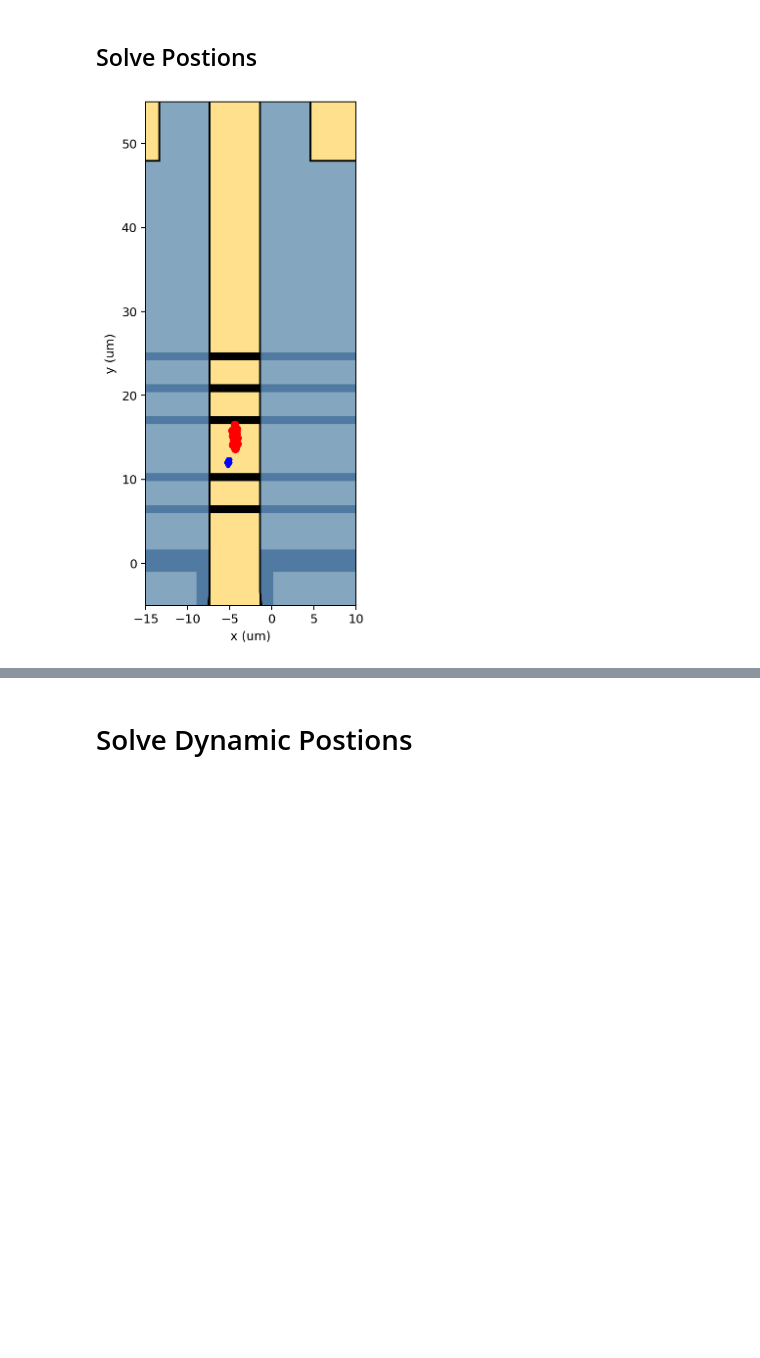
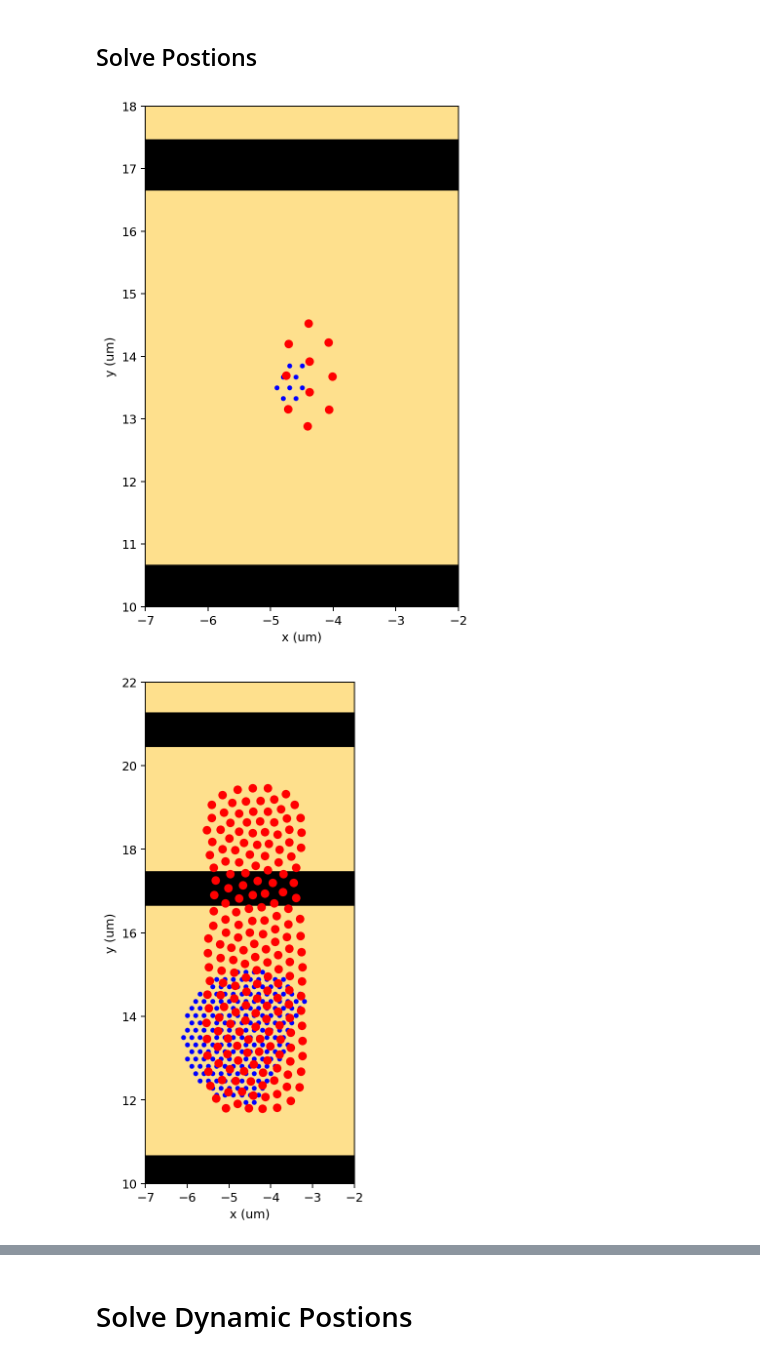
Before and after one commit to eelyon/LyonLabCodebase, a Jupyter notebook: femSims/Tiffany/ThinFilmTransportNew/FEMAnalysis.ipynb, the cells around one changed output, grey strips where cells are left out. Saved outputs shown, nothing was run; the diff lists cells and outputs as text; code cells hidden in the pictures; blank space fills up the shorter version.

```diff
--- a/femSims/Tiffany/ThinFilmTransportNew/FEMAnalysis.ipynb
+++ b/femSims/Tiffany/ThinFilmTransportNew/FEMAnalysis.ipynb
@@ -20,2 +17,4 @@ from zeroheliumkit.helpers.constants import *
 # %% [markdown]
 # Device and FEM Results
+# %%
+ffparser = FreeFemResultParser("dump/metadata.yaml")
@@ -33,6 +59,6 @@ device.layers
 #Show Device
 device.quickplot(plot_config)
 
-ph = FieldAnalyzer(("TransferDevice_phi_xy.txt", 'phi', '2Dmap'))
-p = ph.phi
+ph = FieldAnalyzer(("dot", ffparser.load_data("dump/results", "result1")),
+                   ("curved", ffparser.load_data("dump/results", "result2")))
 # %% [output]
@@ -90,10 +132,8 @@ voltages = {
 }
 for k,v in voltages.items():
     voltages[k] = 1
-    x,y,z = ph.potential(ph.phi,voltages)
-
-    x,y,z = ph.potential(ph.phi,voltages)
-    device.quickplot(plot_config)
+    # x,y,z = ph.potential(ph.phi,voltages)
+    x,y,z = ph.plot_potential_1D(ph.dot, voltages, zlevel_key=1.6, zero_line=False, cmap='RdYlBu')
     plt.pcolormesh(x,y,z.T,alpha = 1)
     plt.clim(0,1)
     plt.colorbar()
@@ -232,37 +265,78 @@ def get_min_energy_forcemethod(fm,n_electrons: int=10,n_timesteps = 20_000,dt =
 # %% [markdown]
 ## Solve Postions
 # %%
+#just sense
 voltages = {
     'Barrier':-1,
     'Door1':-1,
     'Door2':-1,
     'Reservoir':0,
     'Sense':0,
     'ThinFilm':-1,
-    'Top':-0.7,
-    'Twiddle':0,
+    'Top':-1,
+    'Twiddle':-1,
 }
 
 N = 10
 min_spacing = 0.2
-x0,y0 = -5,12     # where the electrons will be placed initially
+x0,y0 = -4.5,13.5     # where the electrons will be placed initially
 
 x,y,z = ph.potential(p,voltages)
 fm = FullModel(ph.phi, voltages, **options)
 
 init_coords = generate_coords_deterministic(int(N),x0,y0,min_spacing).flatten()*1e-6
 final_coords = get_min_energy_forcemethod(fm,N,n_timesteps = 2000,init_coords=init_coords)
 
 
 device.quickplot(plot_config)
-plt.xlim(-15,10)
-plt.ylim(-5,55)
+plt.xlim(-7,-2) # zoom in
+plt.ylim(10,18)  # zoom in
+# plt.xlim(-15,10)
+# plt.ylim(-5,55)
 for xi,yi in zip(init_coords[0::2],init_coords[1::2]):
     plt.plot(xi*1e6,yi*1e6,'b.')
 for xi,yi in zip(final_coords[0::2],final_coords[1::2]):
     plt.plot(xi*1e6,yi*1e6,'ro')
 plt.ylabel("y (um)")
 plt.xlabel("x (um)")
 plt.show()
+
+
+## Twiddle and Sense
+voltages = {
+    'Barrier':-1,
+    'Door1':-1,
+    'Door2':-1,
+    'Reservoir':0,
+    'Sense':0,
+    'ThinFilm':-1,
+    'Top':-1,
+    'Twiddle':0,
+}
+
+N = 200
+min_spacing = 0.2
+x0,y0 = -4.5,13.5     # where the electrons will be placed initially
+
+x,y,z = ph.potential(p,voltages)
+fm = FullModel(ph.phi, voltages, **options)
+
+init_coords = generate_coords_deterministic(int(N),x0,y0,min_spacing).flatten()*1e-6
+final_coords = get_min_energy_forcemethod(fm,N,n_timesteps = 2000,init_coords=init_coords)
+
+
+device.quickplot(plot_config)
+plt.xlim(-7,-2) # zoom in
+plt.ylim(10,22)  # zoom in
+# plt.xlim(-15,10)
+# plt.ylim(-5,55)
+for xi,yi in zip(init_coords[0::2],init_coords[1::2]):
+    plt.plot(xi*1e6,yi*1e6,'b.')
+for xi,yi in zip(final_coords[0::2],final_coords[1::2]):
+    plt.plot(xi*1e6,yi*1e6,'ro')
+plt.ylabel("y (um)")
+plt.xlabel("x (um)")
+plt.show()
 # %% [output]
-[figure, old version]
+[figure, new version]
+[figure, added]
```
Also changed, not shown: parts of 10 cells of this notebook, 48 other files.
